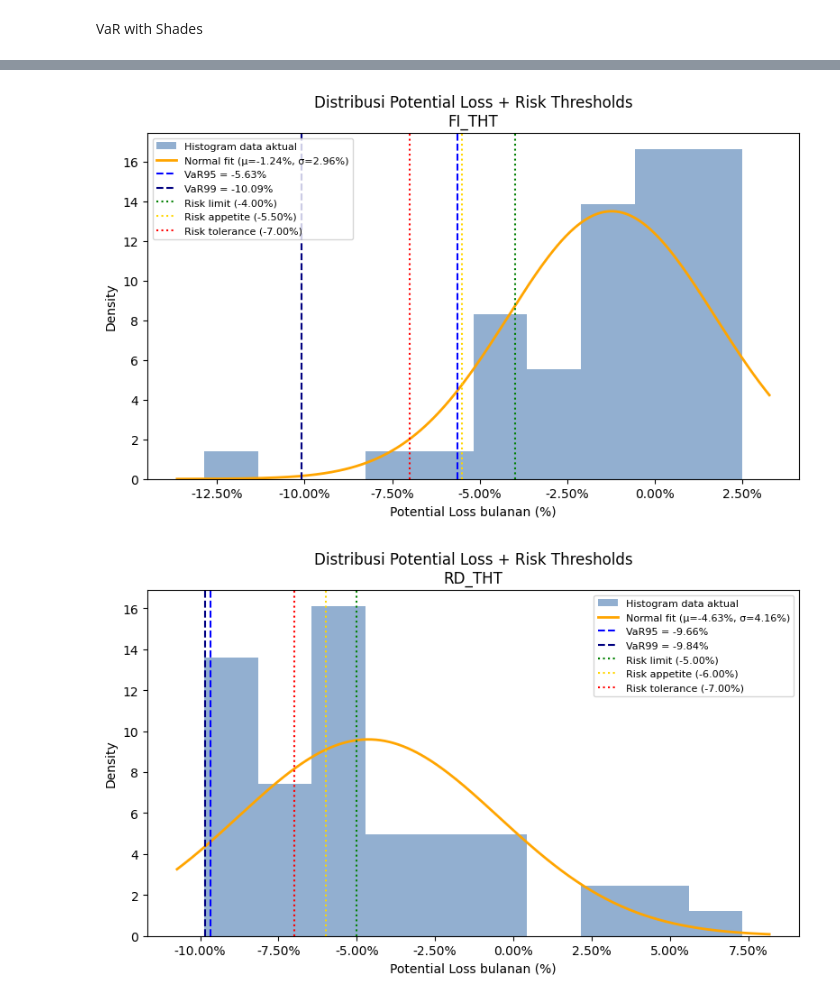
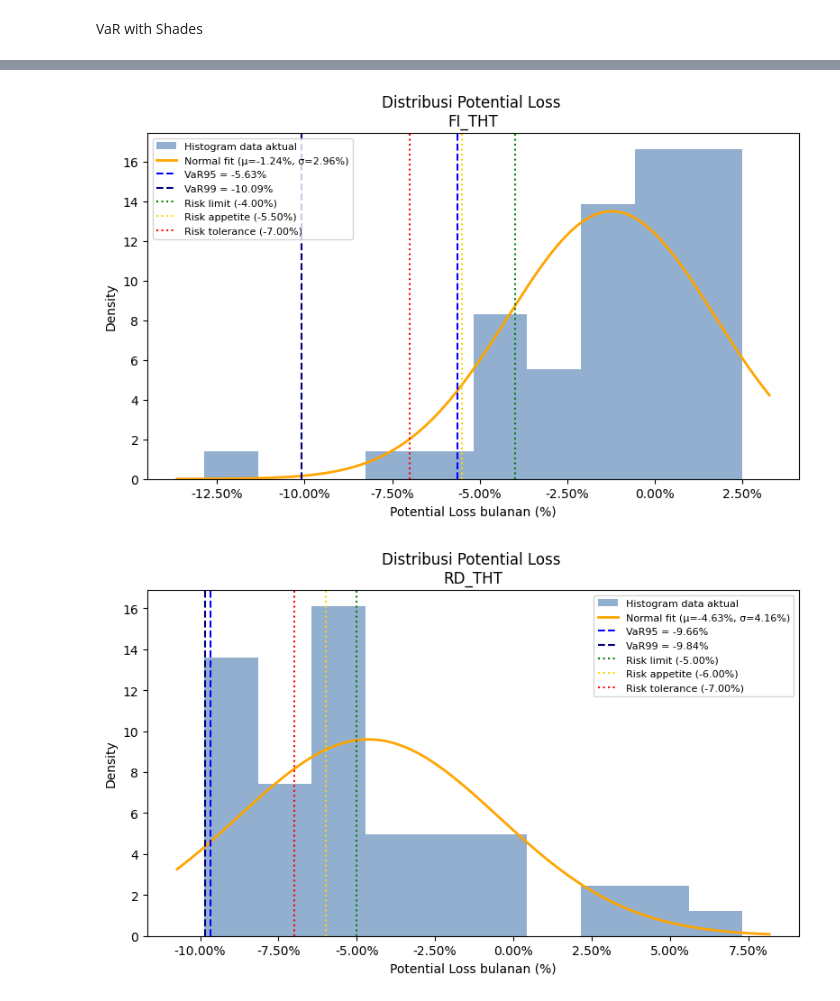
Before and after one commit to iqbaltanjung97/VaR, a Jupyter notebook: VaR.ipynb, the cells around one changed output, grey strips where cells are left out. Cells and saved outputs as stored; diff of their text form; code cells hidden in the pictures.

```diff
--- a/VaR.ipynb
+++ b/VaR.ipynb
@@ -277,15 +277,23 @@ from scipy.stats import norm
 file_path = "PL_asset_classes.xlsx"
 df = pd.read_excel(file_path)
 
-asset_cols = ["FI_THT", "RD_THT", "Saham_THT"]
-
+# We will iterate over this dict (including FI_THT_Revised)
 risk_thresholds = {
-    "FI_THT":     {"appetite": -0.055, "tolerance": -0.07, "limit": -0.04},
-    "RD_THT":     {"appetite": -0.06,  "tolerance": -0.07, "limit": -0.05},
-    "Saham_THT":  {"appetite": -0.11,  "tolerance": -0.14, "limit": -0.08},
+    "FI_THT":         {"appetite": -0.055, "tolerance": -0.07,  "limit": -0.04},
+    "RD_THT":         {"appetite": -0.06,  "tolerance": -0.07,  "limit": -0.05},
+    "Saham_THT":      {"appetite": -0.11,  "tolerance": -0.14,  "limit": -0.08},
+    # REVISED SCENARIO: use same data as FI_THT but different thresholds
+    "FI_THT_Revised": {"appetite": -0.09,  "tolerance": -0.13,  "limit": -0.05},
 }
 
-for col in asset_cols:
+for name, thr in risk_thresholds.items():
+    # Decide which column in df to use
+    if name.endswith("_Revised"):
+        # use the original column name (before _Revised)
+        col = name.replace("_Revised", "")
+    else:
+        col = name
+
     series = df[col].dropna()
     mu = series.mean()
     sigma = series.std(ddof=1)
@@ -408,33 +417,33 @@ for name, thr in risk_thresholds.items():
             label="Histogram data aktual")
 
     # Normal fit
     ax.plot(x, y, linewidth=2, color="orange",
             label=f"Normal fit (μ={mu:.2%}, σ={sigma:.2%})")
 
     # VaR lines
     ax.axvline(q05, linestyle="--", linewidth=1.5, color="blue",
                label=f"VaR95 = {q05:.2%}")
     ax.axvline(q01, linestyle="--", linewidth=1.5, color="navy",
                label=f"VaR99 = {q01:.2%}")
 
     # Threshold lines
     ax.axvline(lim, linestyle=":", color="green", linewidth=1.5,
                label=f"Risk limit ({lim:.2%})")
     ax.axvline(app, linestyle=":", color="gold", linewidth=1.5,
                label=f"Risk appetite ({app:.2%})")
     ax.axvline(tol, linestyle=":", color="red", linewidth=1.5,
                label=f"Risk tolerance ({tol:.2%})")
 
     # Format x-axis as %
     ax.xaxis.set_major_formatter(FuncFormatter(lambda x, _: f"{x*100:.2f}%"))
 
-    ax.set_title(f"Distribusi Potential Loss + Risk Thresholds\n{name}")
+    ax.set_title(f"Distribusi Potential Loss \n{name}")
     ax.set_xlabel("Potential Loss bulanan (%)")
     ax.set_ylabel("Density")
     ax.grid(False)
     ax.legend(fontsize=8, frameon=True)
     plt.tight_layout()
     plt.show()
 # %% [output]
-[figure, old version]
+[figure, new version]
-[figure, old version]
+[figure, new version]
```
Also changed, not shown: parts of 2 cells of this notebook.
